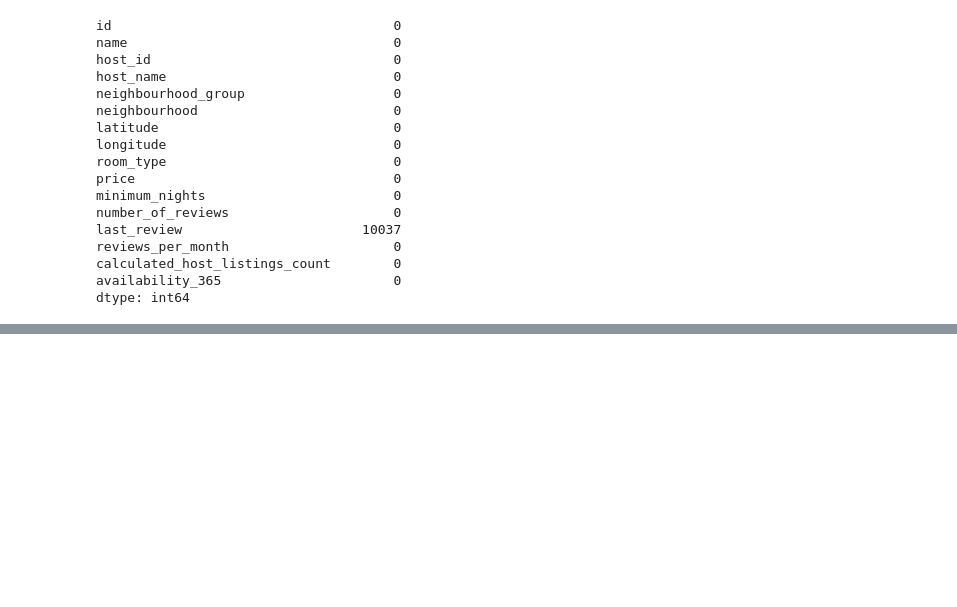
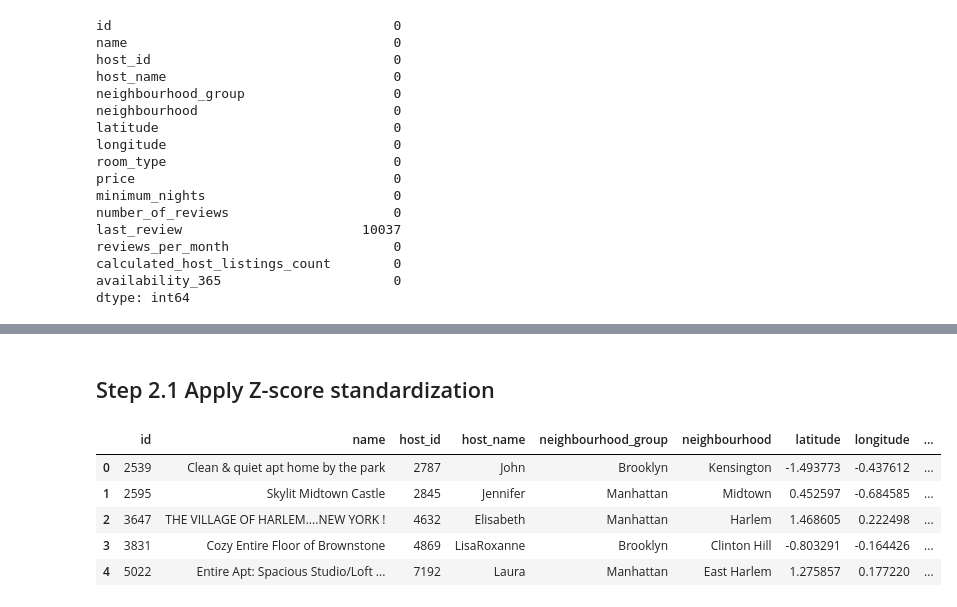
Before and after one commit to Bloodwingv2/Chapter_2_Group_Exercise_1_Data_Preprocessing_on_a_Real_Dataset, a Jupyter notebook: Jupyter Notebook/Chapter_2_Group_Exercise_1_Data_Preprocessing_on_a_Real_Dataset.ipynb, the cells around one changed output, grey strips where cells are left out. Drawn from its saved outputs; the diff is of its cells as text; code cells hidden in the pictures; blank space fills up the shorter version.

Commit message:
Pushed 2nd step of the code

```diff
--- a/Jupyter Notebook/Chapter_2_Group_Exercise_1_Data_Preprocessing_on_a_Real_Dataset.ipynb
+++ b/Jupyter Notebook/Chapter_2_Group_Exercise_1_Data_Preprocessing_on_a_Real_Dataset.ipynb
@@ -128,0 +134,27 @@ dtype: int64
+# %%
+num_cols = [
+    "latitude",
+    "longitude",
+    "price",
+    "minimum_nights",
+    "number_of_reviews",
+    "reviews_per_month",
+    "calculated_host_listings_count",
+    "availability_365"
+]
+# %% [markdown]
+## Step 2.1 Apply Z-score standardization
+# %%
+from sklearn.preprocessing import StandardScaler
+
+scaler_z = StandardScaler()
+df_zscaled = nyc_data.copy()
+df_zscaled[num_cols] = scaler_z.fit_transform(nyc_data[num_cols])
+df_zscaled.head()
+# %% [output]
+|  | id | name | host_id | host_name | neighbourhood_group | neighbourhood | latitude | longitude | ... |
+| 0 | 2539 | Clean & quiet apt home by the park | 2787 | John | Brooklyn | Kensington | -1.493773 | -0.437612 | ... |
+| 1 | 2595 | Skylit Midtown Castle | 2845 | Jennifer | Manhattan | Midtown | 0.452597 | -0.684585 | ... |
+| 2 | 3647 | THE VILLAGE OF HARLEM....NEW YORK ! | 4632 | Elisabeth | Manhattan | Harlem | 1.468605 | 0.222498 | ... |
+| 3 | 3831 | Cozy Entire Floor of Brownstone | 4869 | LisaRoxanne | Brooklyn | Clinton Hill | -0.803291 | -0.164426 | ... |
+| 4 | 5022 | Entire Apt: Spacious Studio/Loft ... | 7192 | Laura | Manhattan | East Harlem | 1.275857 | 0.177220 | ... |
```
Also changed, not shown: parts of 7 cells of this notebook, 1 other file.
